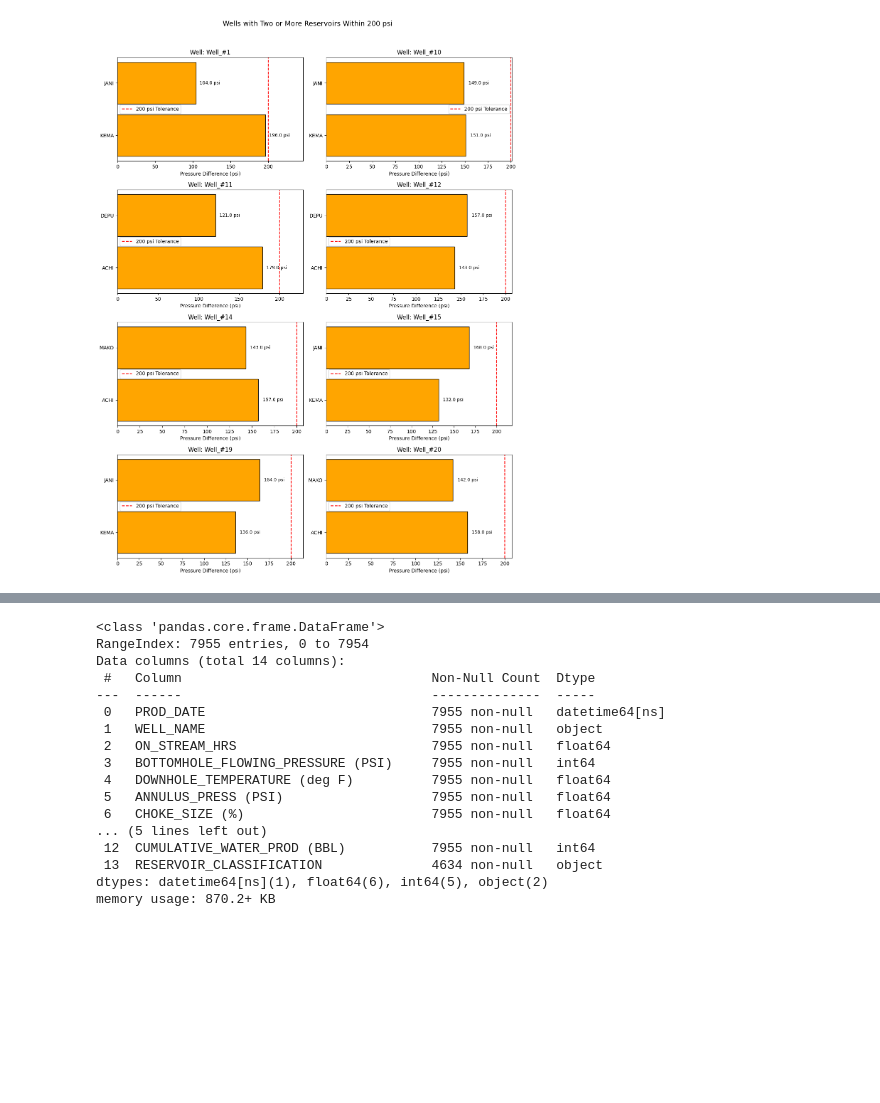
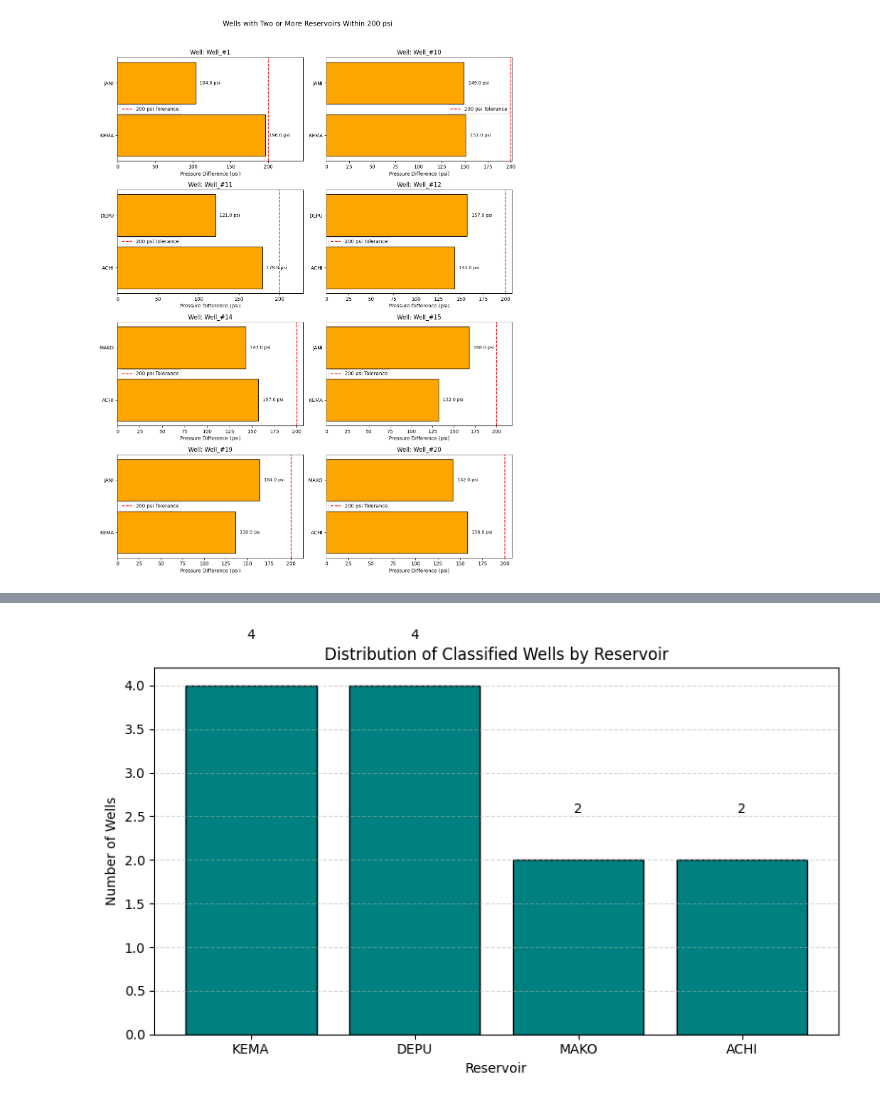
Before and after one commit to Husayn01/SPE-DSEATS-Africa-Datathon, a Jupyter notebook: notebooks/well_classification.ipynb, the cells around one changed output, grey strips where cells are left out. Cells and saved outputs as stored; diff of their text form; code cells hidden in the pictures; blank space fills up the shorter version.

```diff
--- a/notebooks/well_classification.ipynb
+++ b/notebooks/well_classification.ipynb
@@ -523,23 +523,27 @@ well_data.head(3)
 | 0 | 2014-02-15 | Well_#1 | 0.0 | 4050 | 189.866 | 0.0 | ... |
 | 1 | 2014-02-16 | Well_#1 | 0.0 | 3961 | 189.945 | 0.0 | ... |
 | 2 | 2014-02-17 | Well_#1 | 0.0 | 3961 | 190.004 | 0.0 | ... |
-# %%
-well_data.info()
-# %% [output]
-<class 'pandas.core.frame.DataFrame'>
-RangeIndex: 7955 entries, 0 to 7954
-Data columns (total 14 columns):
- #   Column                                Non-Null Count  Dtype
----  ------                                --------------  -----
- 0   PROD_DATE                             7955 non-null   datetime64[ns]
- 1   WELL_NAME                             7955 non-null   object
- 2   ON_STREAM_HRS                         7955 non-null   float64
- 3   BOTTOMHOLE_FLOWING_PRESSURE (PSI)     7955 non-null   int64
- 4   DOWNHOLE_TEMPERATURE (deg F)          7955 non-null   float64
- 5   ANNULUS_PRESS (PSI)                   7955 non-null   float64
- 6   CHOKE_SIZE (%)                        7955 non-null   float64
-... (5 lines left out)
- 12  CUMULATIVE_WATER_PROD (BBL)           7955 non-null   int64
- 13  RESERVOIR_CLASSIFICATION              4634 non-null   object
-dtypes: datetime64[ns](1), float64(6), int64(5), object(2)
-memory usage: 870.2+ KB
+# %%
+import matplotlib.pyplot as plt
+
+# Count how many wells have been classified into each reservoir
+reservoir_counts = well_data.drop_duplicates(subset=['WELL_NAME', 'RESERVOIR_CLASSIFICATION'])
+reservoir_counts = reservoir_counts['RESERVOIR_CLASSIFICATION'].value_counts()
+
+# Plot
+plt.figure(figsize=(8, 5))
+bars = plt.bar(reservoir_counts.index, reservoir_counts.values, color='teal', edgecolor='black')
+
+# Annotate bars with count values
+for bar in bars:
+    yval = bar.get_height()
+    plt.text(bar.get_x() + bar.get_width()/2, yval + 0.5, int(yval), ha='center', va='bottom')
+
+plt.title('Distribution of Classified Wells by Reservoir')
+plt.xlabel('Reservoir')
+plt.ylabel('Number of Wells')
+plt.grid(axis='y', linestyle='--', alpha=0.5)
+plt.tight_layout()
+plt.show()
+# %% [output]
+[figure, added]
```
Also changed, not shown: parts of 28 cells of this notebook, 4 other files.
